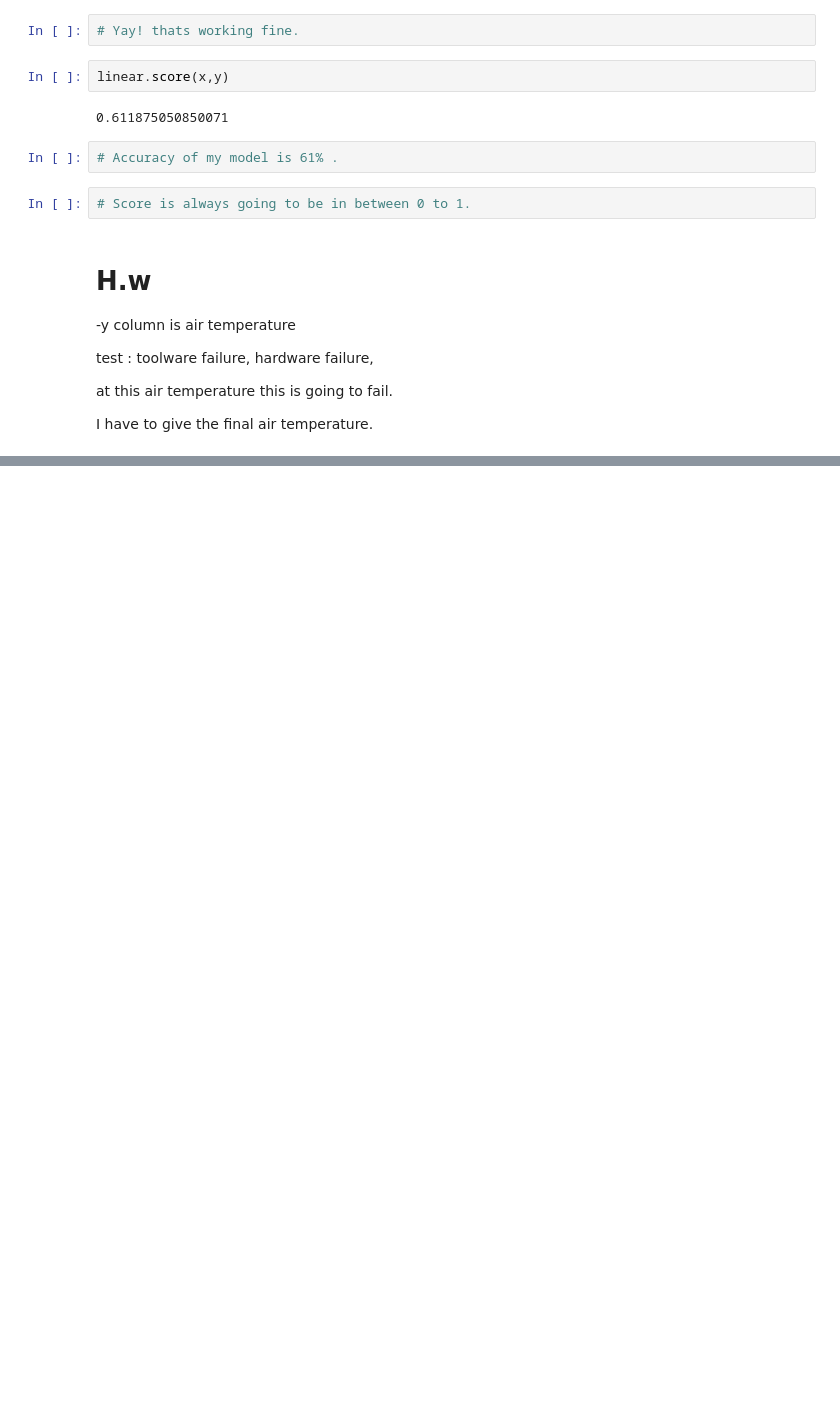
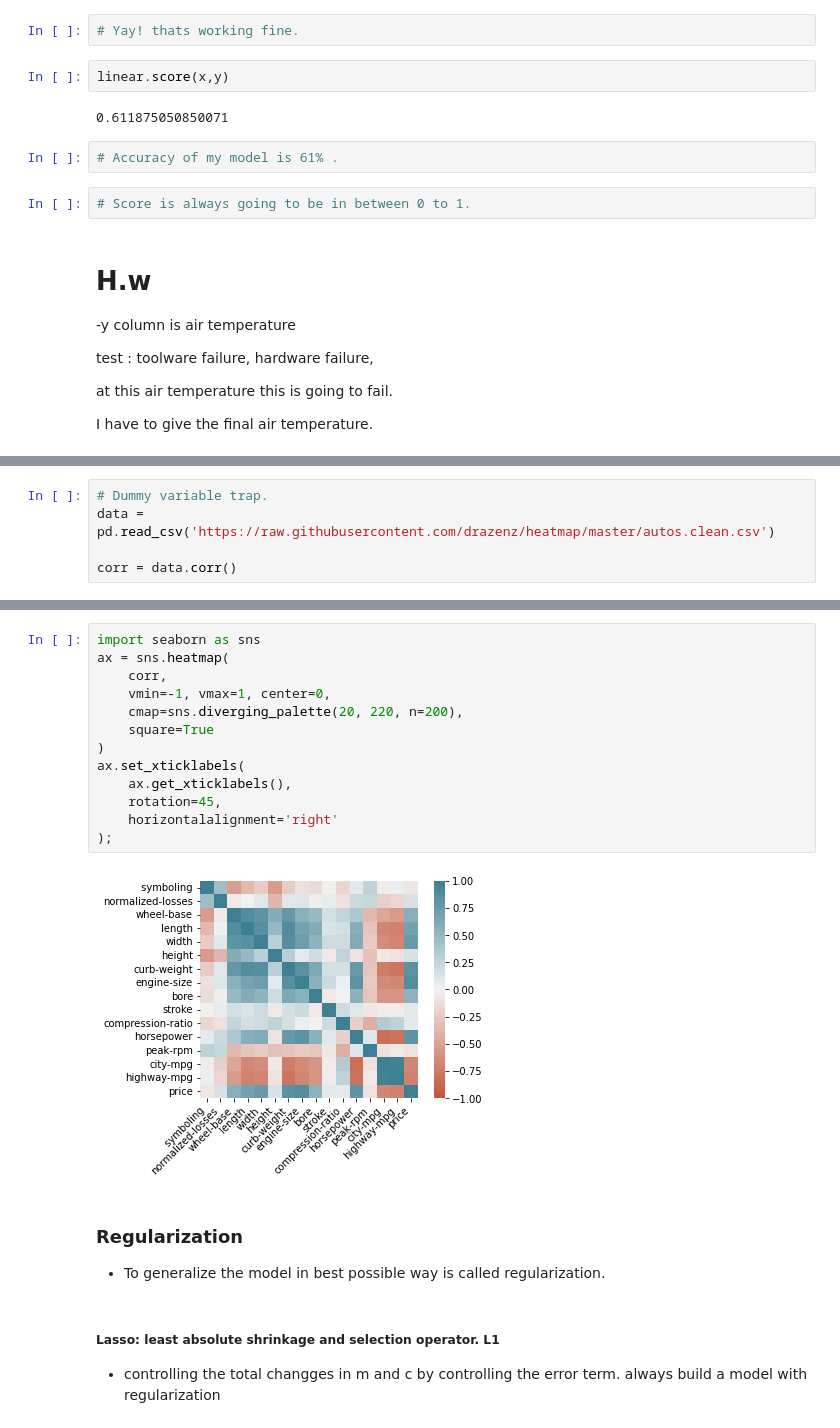
Before and after one commit to sanjeev49/Assignments, a Jupyter notebook: Class lectures/Machine Learning/1 .Linear Regression.ipynb, the cells around one changed output, grey strips where cells are left out. Drawn from its saved outputs; the diff is of its cells as text; blank space fills up the shorter version.

```diff
--- a/Class lectures/Machine Learning/1 .Linear Regression.ipynb
+++ b/Class lectures/Machine Learning/1 .Linear Regression.ipynb
@@ -167,0 +380,5 @@ I have to give the final air temperature.
+# %%
+# Dummy variable trap.
+data = pd.read_csv('https://raw.githubusercontent.com/drazenz/heatmap/master/autos.clean.csv')
+
+corr = data.corr()
@@ -167,0 +405,22 @@ I have to give the final air temperature.
+# %%
+import seaborn as sns
+ax = sns.heatmap(
+    corr,
+    vmin=-1, vmax=1, center=0,
+    cmap=sns.diverging_palette(20, 220, n=200),
+    square=True
+)
+ax.set_xticklabels(
+    ax.get_xticklabels(),
+    rotation=45,
+    horizontalalignment='right'
+);
+# %% [output]
+[figure, added]
+# %% [markdown]
+### Regularization
+- To generalize the model in best possible way is called regularization.
+# %% [markdown]
+##### Lasso: least absolute shrinkage and selection operator. L1
+- controlling the total changges in m and c by controlling the error term.
+always build a model with regularization
```
Also changed, not shown: parts of 29 cells of this notebook, 46 other files.
